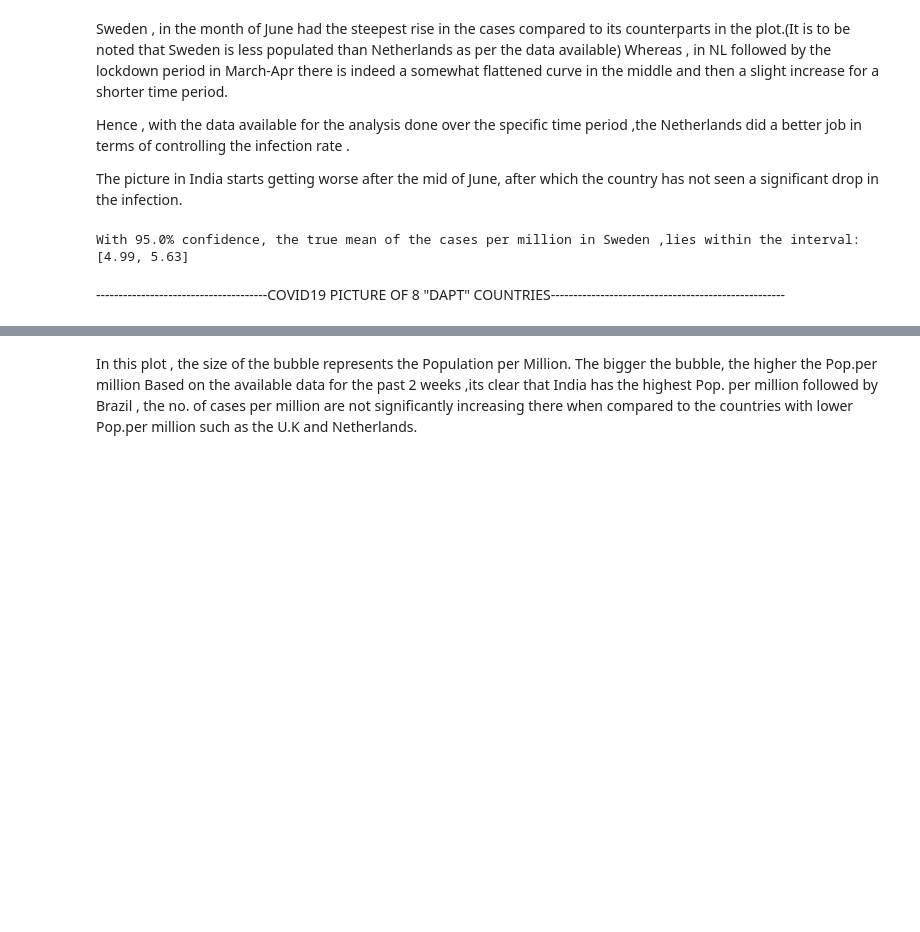
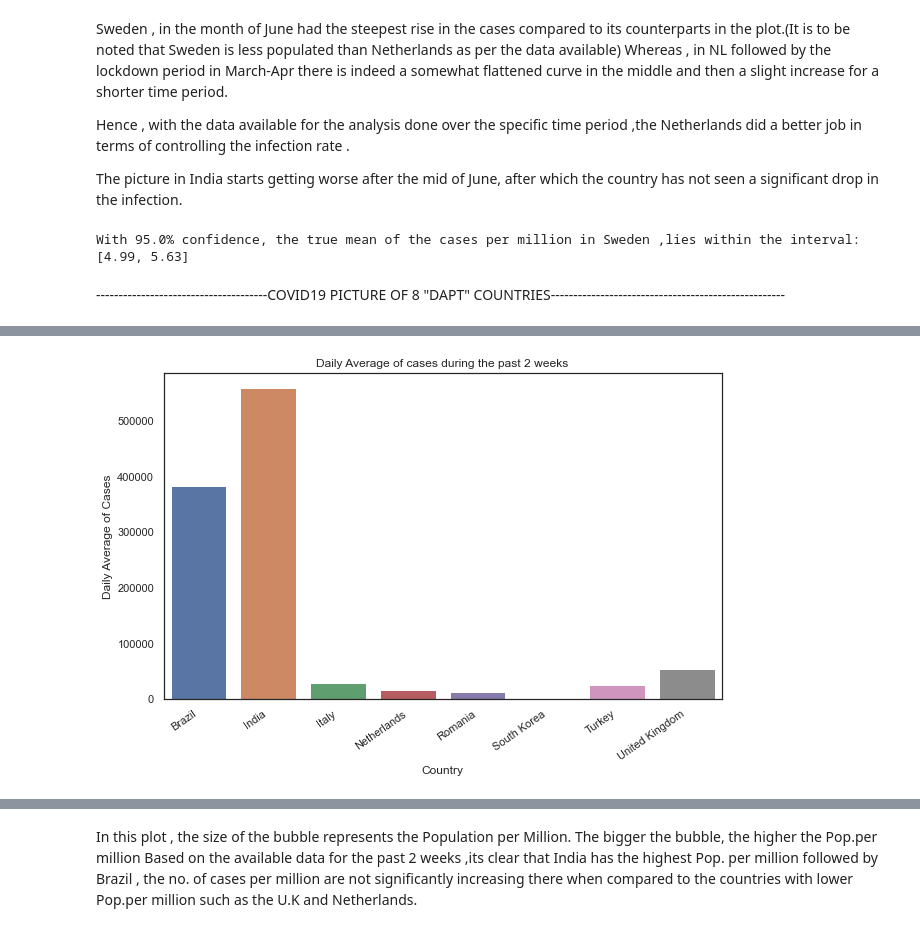
Before and after one commit to fjmutsters/covid19, a Jupyter notebook: Code/COVID_Cases_Analysis.ipynb, the cells around one changed output, grey strips where cells are left out. Drawn from its saved outputs; the diff is of its cells as text; code cells hidden in the pictures; blank space fills up the shorter version.

```diff
--- a/Code/COVID_Cases_Analysis.ipynb
+++ b/Code/COVID_Cases_Analysis.ipynb
@@ -436,0 +513,16 @@ covid_countries_dapt.head()
+# %%
+sns.set(
+    rc={'figure.figsize':(10,6)},
+    style="white",
+    palette = 'deep',
+    color_codes=True
+)
+sns.barplot( x='Country',
+    y='Daily Average of Cases',
+    data=covid_countries_dapt_df
+)
+plt.xticks(rotation = 35 , ha='right')
+plt.title('Daily Average of cases during the past 2 weeks')
+plt.show()
+# %% [output]
+[figure, added]
```
Also changed, not shown: parts of 21 cells of this notebook.
